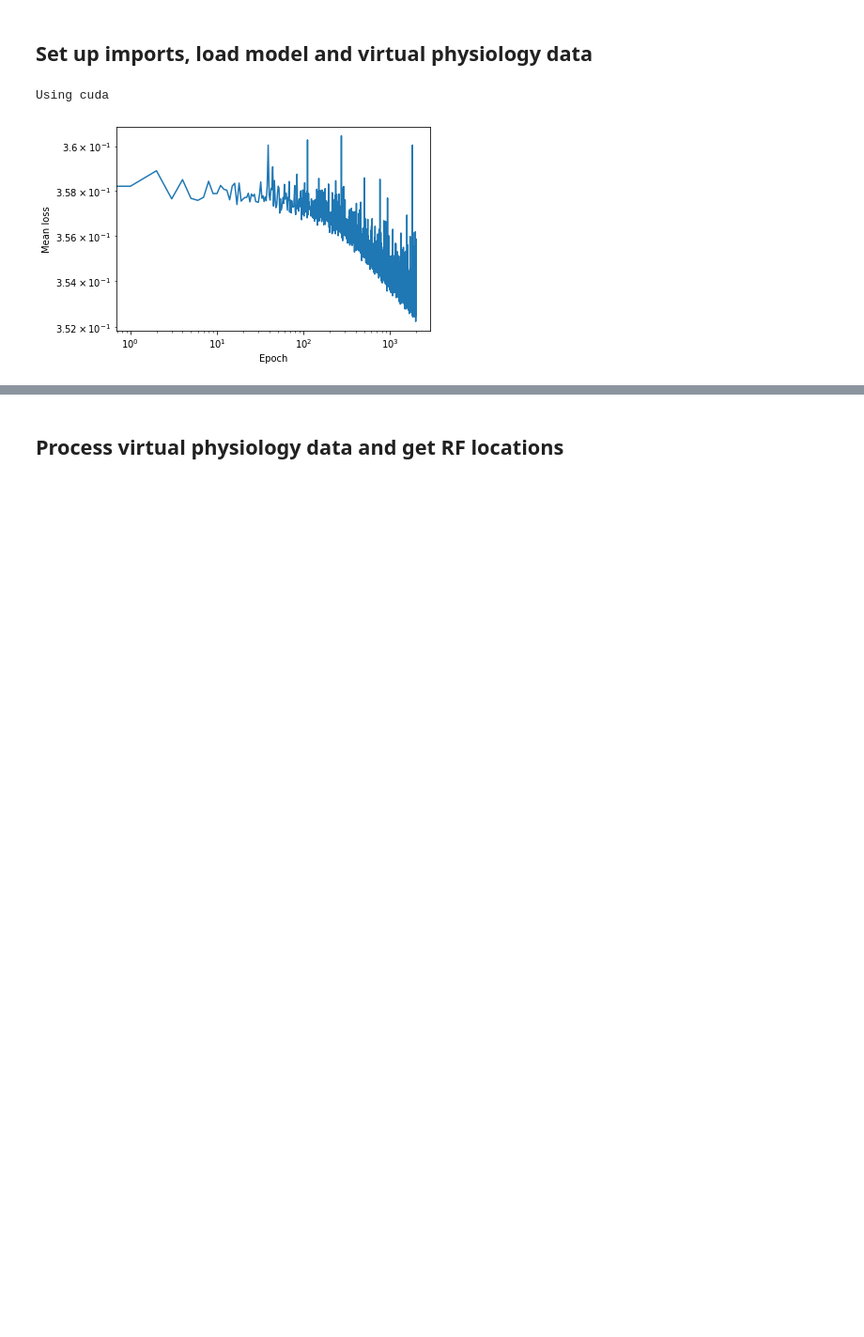
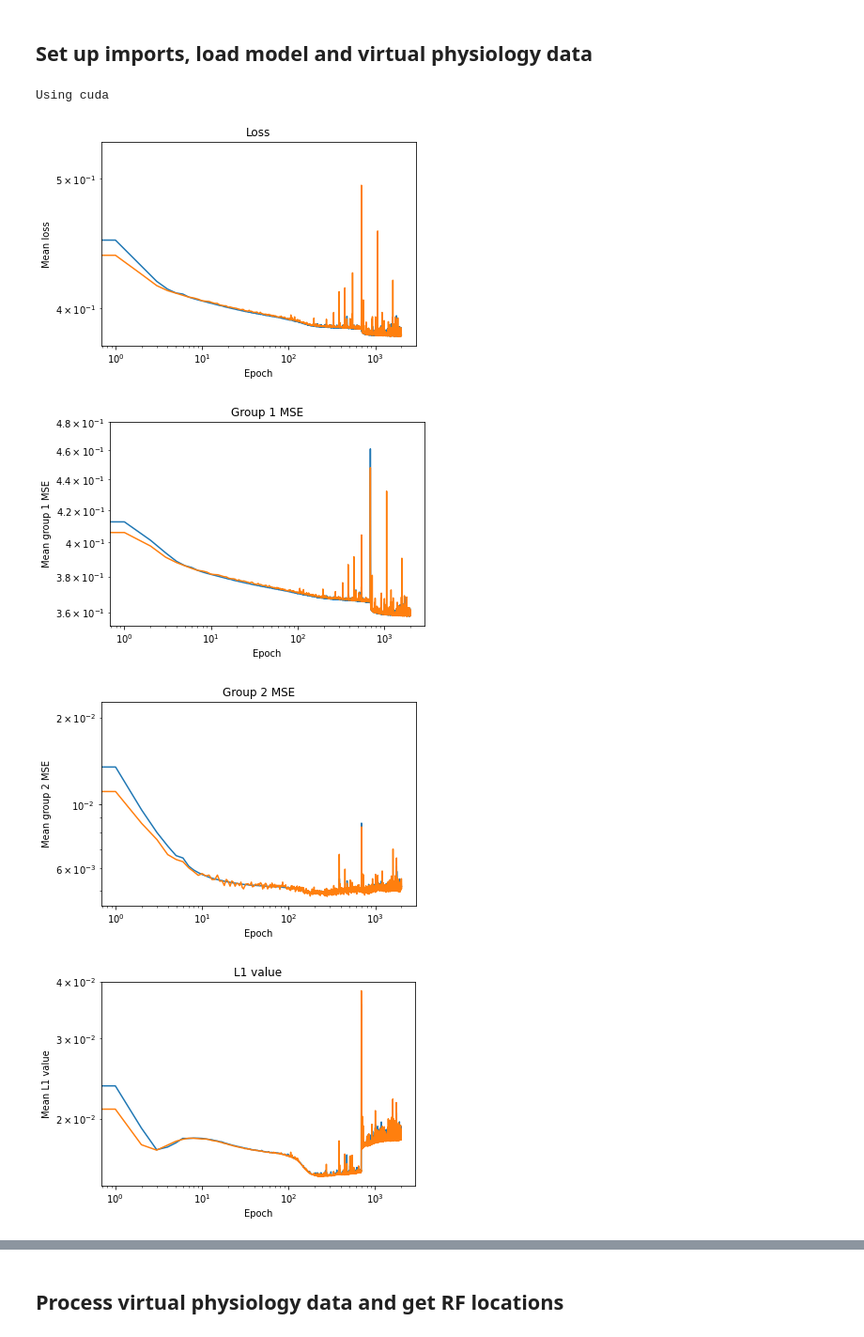
Before and after one commit to sebbkw/rnn, a Jupyter notebook: analyse_network.ipynb, the cells around one changed output, grey strips where cells are left out. Shown at 94% size. Saved outputs shown, nothing was run; the diff lists cells and outputs as text; code cells hidden in the pictures; blank space fills up the shorter version.

Commit message:
Add code to visualize loss/MSE1/MSE2/L1 history for train and val groups

```diff
--- a/analyse_network.ipynb
+++ b/analyse_network.ipynb
@@ -46,43 +46,81 @@ NEUTRAL_COLOR = 'slategrey'
 PATHS = [
     # 15px
     'hierarchical-233450examples-15framesize-45tsteps-4warmup-2000epochs-1600units-0.0001lr-0.25gradclip-1e-06L1/0.5beta',
     # 20px, 1000 epochs
     'model-hierarchical-290290examples-20framesize-45tsteps-4warmup-1000epochs-1600units-0.0001lr-0.25gradclip-1e-6.25L1/0.2beta',
     # 20px, 3000 epochs
-    'hierarchical-290290examples-20framesize-45tsteps-4warmup-3000epochs-1600units-0.0001lr-0.25gradclip-1e-6.25L1/0.2beta'
+    'hierarchical-290290examples-20framesize-45tsteps-4warmup-3000epochs-1600units-0.0001lr-0.25gradclip-1e-6.25L1/0.2beta',
+    'model-hierarchical-group2inputmode-20framesize-45tsteps-4warmup-2000epochs-1600units-0.0005lr-0.25gradclip-1e-06L1-0.2beta-20210321-122841'
 ]
-PATH = PATHS[2]
+PATH = PATHS[3]
 
 # Set device to use on network
 DEVICE = torch.device('cuda' if torch.cuda.is_available() else 'cpu')
 print("Using", DEVICE)
 
 # Load previously trained model
 model = network.RecurrentTemporalPrediction.load(
     hidden_units = HIDDEN_UNITS,
     frame_size = FRAME_SIZE,
     warmup = WARMUP,
     mode = MODE,
     path = './models/' + PATH + '.pt'
 )
 
 # Load dataset
 if False:
     train_dataset = FramesDataset('./datasets/processed_dataset_15px_20tsteps.npy', 'train', WARMUP)
     train_data_loader = torch.utils.data.DataLoader(train_dataset, batch_size=128)
     print("Training dataset length:", len(train_dataset))
 
-# Plot loss history
-with open('./models/' + PATH + '.pickle', 'rb') as p:
-    loss_history = pickle.load(p)
+# Plot loss history (True if single array, False if pickle file contains dict of loss/MSE/L1)
+loss_history = False
+if loss_history:
+    with open('./models/' + PATH + '.pickle', 'rb') as p:
+        loss_history = pickle.load(p)
 
-plt.loglog(loss_history);
-plt.xlabel('Epoch')
-plt.ylabel('Mean loss')
-plt.show()
+    plt.loglog(loss_history);
+    plt.xlabel('Epoch')
+    plt.ylabel('Mean loss')
+    plt.show()
+else:
+    with open('./models/' + PATH + '.pickle', 'rb') as p:
+        history = pickle.load(p)
+
+        plt.loglog(history['train']['loss']);
+        plt.loglog(history['val_history']['loss']);
+        plt.xlabel('Epoch')
+        plt.ylabel('Mean loss')
+        plt.title("Loss")
+        plt.legend('Train', 'Validation')
+        plt.show()
+
+        plt.loglog(history['train']['MSE_1']);
+        plt.loglog(history['val_history']['MSE_1']);
+        plt.xlabel('Epoch')
+        plt.ylabel('Mean group 1 MSE')
+        plt.title("Group 1 MSE")
+        plt.show()
+
+        plt.loglog(history['train']['MSE_2']);
+        plt.loglog(history['val_history']['MSE_2']);
+        plt.xlabel('Epoch')
+        plt.ylabel('Mean group 2 MSE')
+        plt.title("Group 2 MSE")
+        plt.show()
+
+        plt.loglog(history['train']['L1']);
+        plt.loglog(history['val_history']['L1']);
+        plt.xlabel('Epoch')
+        plt.ylabel('Mean L1 value')
+        plt.title('L1 value')
+        plt.show()
 # %% [output]
 Using cuda
-[figure, old version]
+[figure, new version]
+[figure, added]
+[figure, added]
+[figure, added]
 # %%
 # Load or save previously generated physiology data
 
```
Also changed, not shown: parts of 12 cells of this notebook.
